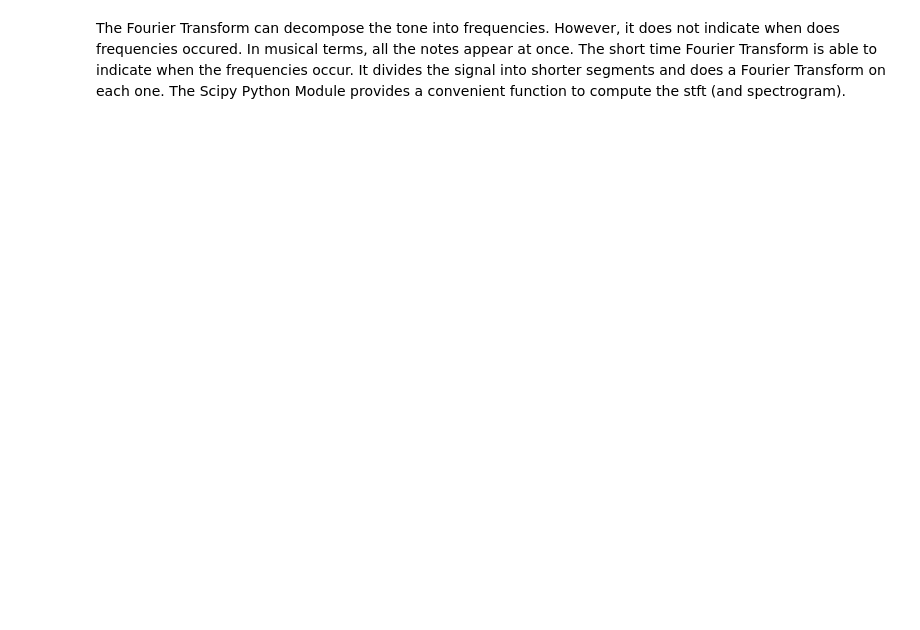
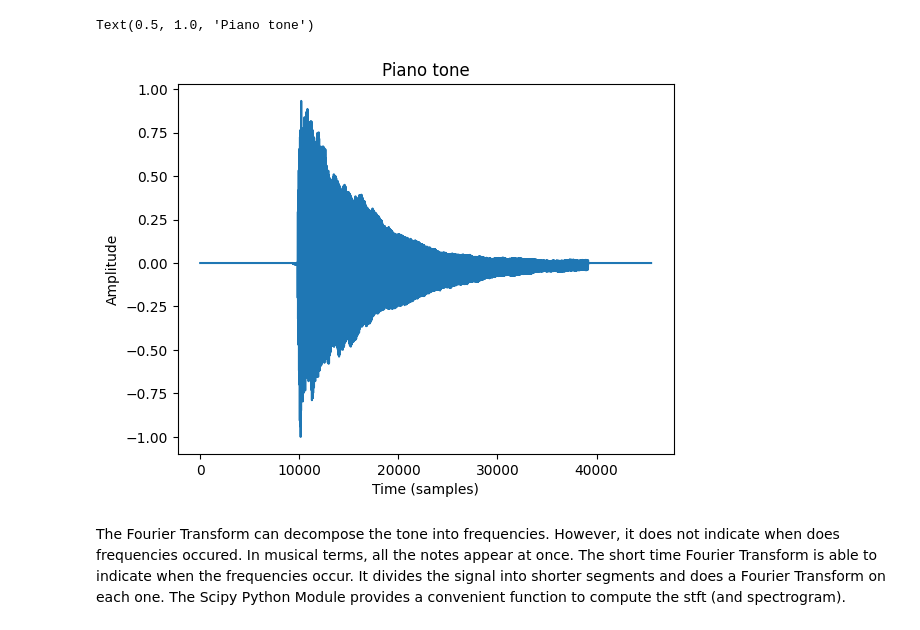
Before and after one commit to czuniga76/TimeFrequency, a Jupyter notebook: stft.ipynb, the cells around one changed output. Saved outputs shown, nothing was run; the diff lists cells and outputs as text; code cells hidden in the pictures; blank space fills up the shorter version.

```diff
--- a/stft.ipynb
+++ b/stft.ipynb
@@ -17,5 +15,14 @@ Audio(data=sig, rate=Fs)
 # %% [output]
 [interactive output not drawn]
+# %%
+# Visualize in time domain
+plt.plot(sig)
+plt.xlabel('Time (samples)')
+plt.ylabel('Amplitude')
+plt.title('Piano tone')
+# %% [output]
+Text(0.5, 1.0, 'Piano tone')
+[figure, added]
 # %% [markdown]
 The Fourier Transform can decompose the tone into frequencies. However, it does not indicate when does frequencies occured. In musical terms, all the notes appear at once. The short time Fourier Transform is able to indicate when the frequencies occur. It divides the signal into shorter segments and does a Fourier Transform on each one. The Scipy Python Module provides a convenient function to compute the stft (and spectrogram).
 # %%
```
Also changed, not shown: parts of 9 cells of this notebook.
